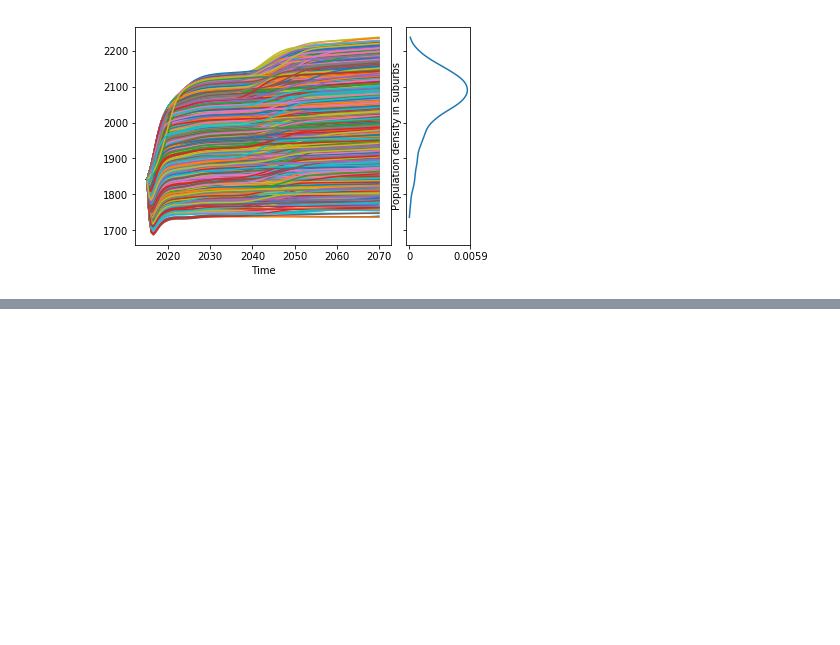
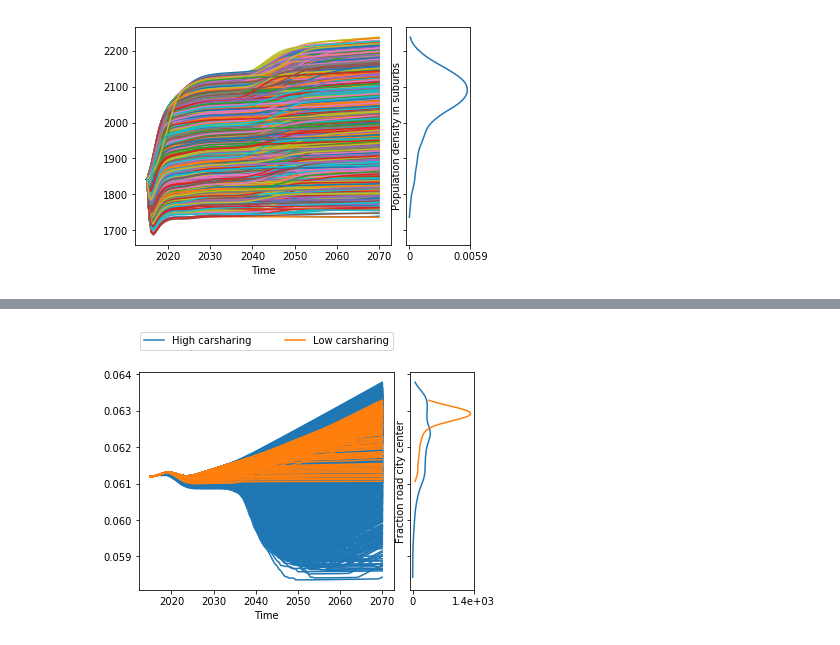
Before and after one commit to martijnlegene/Thesis, a Jupyter notebook: Prim tests and graphs.ipynb, the cells around one changed output, grey strips where cells are left out. Cells and saved outputs as stored; diff of their text form; code cells hidden in the pictures; blank space fills up the shorter version.

```diff
--- a/Prim tests met grouping specifiers.ipynb
+++ b/Prim tests and graphs.ipynb
@@ -630,17 +546,17 @@ plt.show()
 # %%
 #use for plotting of several steps in uncertainties, group by = value of time in private AV, carsharing rate
 #faseplot, specify group_by and grouping_specifiers
 data = results
-lines(data, 'Fraction road per district type[Other urban districts]',
+lines(data, 'Fraction road per district type[City center]',
           group_by='Carsharing rate', grouping_specifiers=grouping_specifiers_sav, titles=False,
        legend=True, density=KDE, ylabels=None)
-plt.ylabel('Fraction road other urban districts')
-
-
+plt.ylabel('Fraction road city center')
 
 plt.show()
 # plt.draw()
 # plt.savefig(r'figs/grouping/sharing_Fractionroad ud.png')
+# %% [output]
+[figure, added]
 # %%
 #use for plotting of several steps in uncertainties, group by = value of time in private AV, carsharing rate
 #faseplot, specify group_by and grouping_specifiers
```
Also changed, not shown: parts of 29 cells of this notebook.
